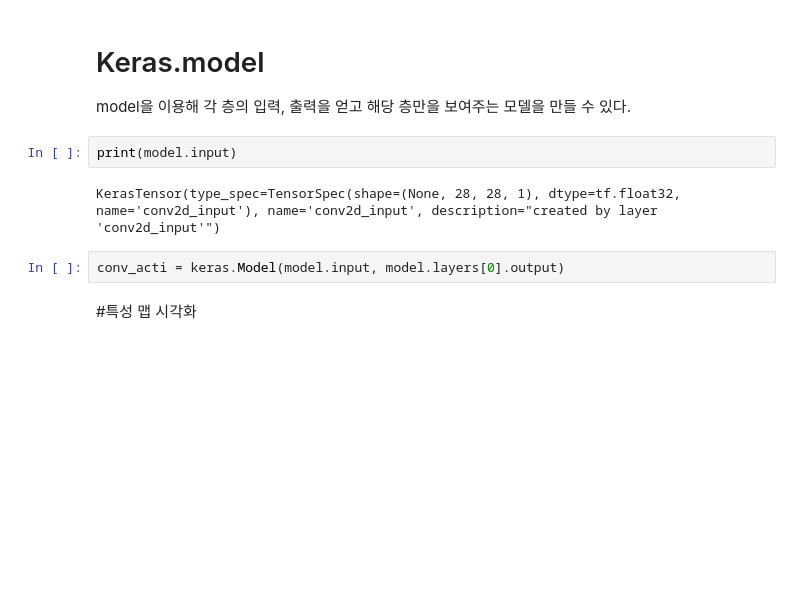
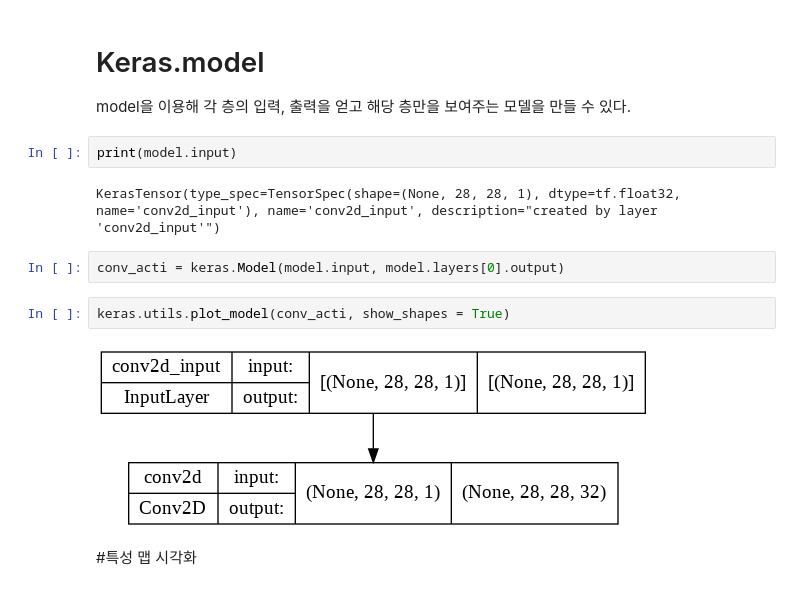
Before and after one commit to zangsu/HGML, a Jupyter notebook: CH8_CNN/virtualization.ipynb, the cells around one changed output. Cells and saved outputs as stored; diff of their text form; blank space fills up the shorter version.

```diff
--- a/CH8_CNN/virtualization.ipynb
+++ b/CH8_CNN/virtualization.ipynb
@@ -89,5 +89,9 @@ print(model.input)
 KerasTensor(type_spec=TensorSpec(shape=(None, 28, 28, 1), dtype=tf.float32, name='conv2d_input'), name='conv2d_input', description="created by layer 'conv2d_input'")
 # %%
 conv_acti = keras.Model(model.input, model.layers[0].output)
+# %%
+keras.utils.plot_model(conv_acti, show_shapes = True)
+# %% [output]
+[figure, added]
 # %% [markdown]
 #특성 맵 시각화
```
Also changed, not shown: parts of 11 cells of this notebook, 3 other files.
